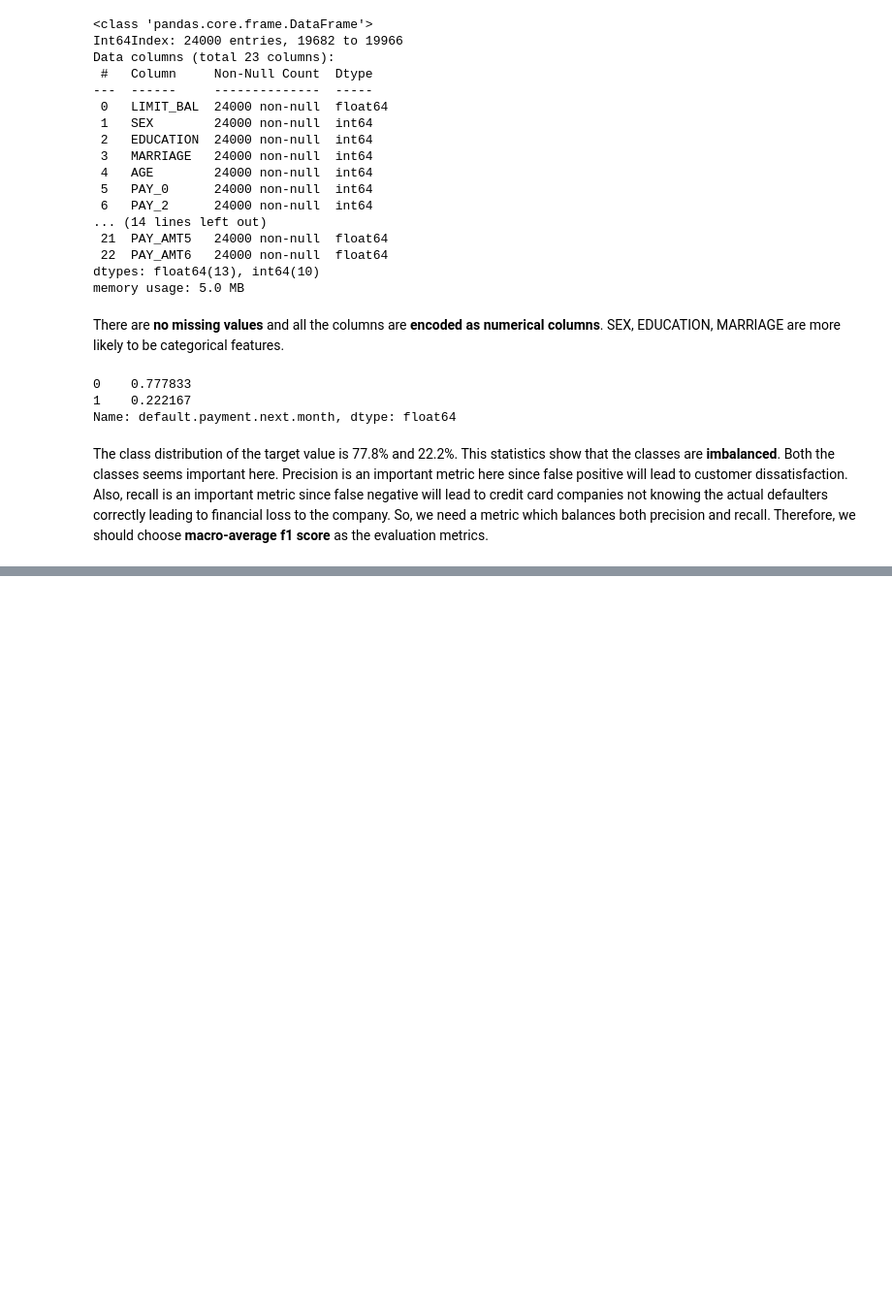
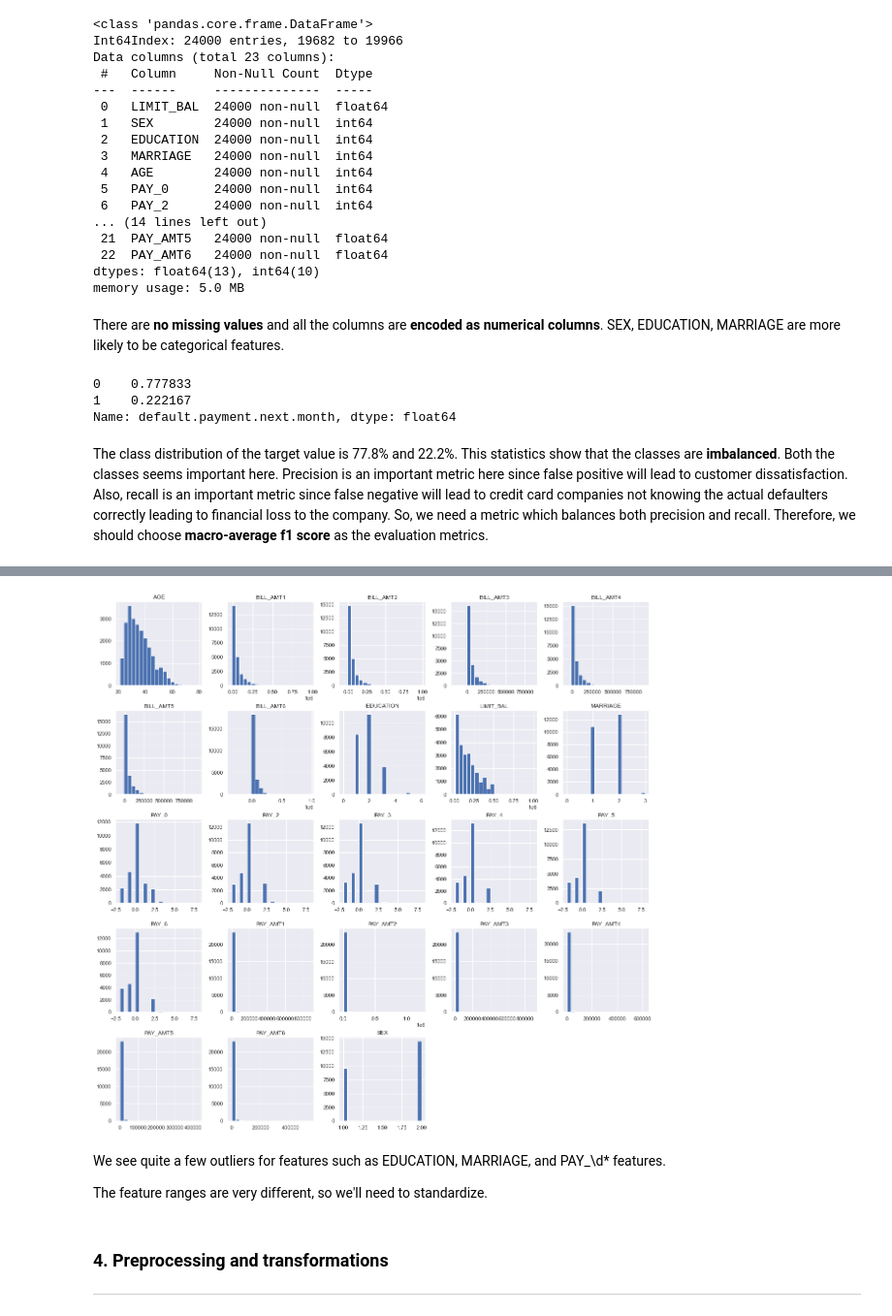
Before and after one commit to sheenasalwan/creditcard_defaulter_classification, a Jupyter notebook: creditcard_defaulter_classification.ipynb, the cells around one changed output, grey strips where cells are left out. Shown: that part at 97% size. Cells and saved outputs as stored; diff of their text form; code cells hidden in the pictures; blank space fills up the shorter version.

```diff
--- a/creditcard_defaulter_classification.ipynb
+++ b/creditcard_defaulter_classification.ipynb
@@ -76,0 +114,11 @@ The class distribution of the target value is 77.8% and 22.2%. This statistics s
+# %%
+X_train.hist(figsize=(20,20), bins=20);
+# %% [output]
+[figure, added]
+# %% [markdown]
+We see quite a few outliers for features such as EDUCATION, MARRIAGE, and PAY_\d* features.
+
+The feature ranges are very different, so we'll need to standardize.
+# %% [markdown]
+### 4. Preprocessing and transformations</a>
+<hr>
```
Also changed, not shown: parts of 13 cells of this notebook.
